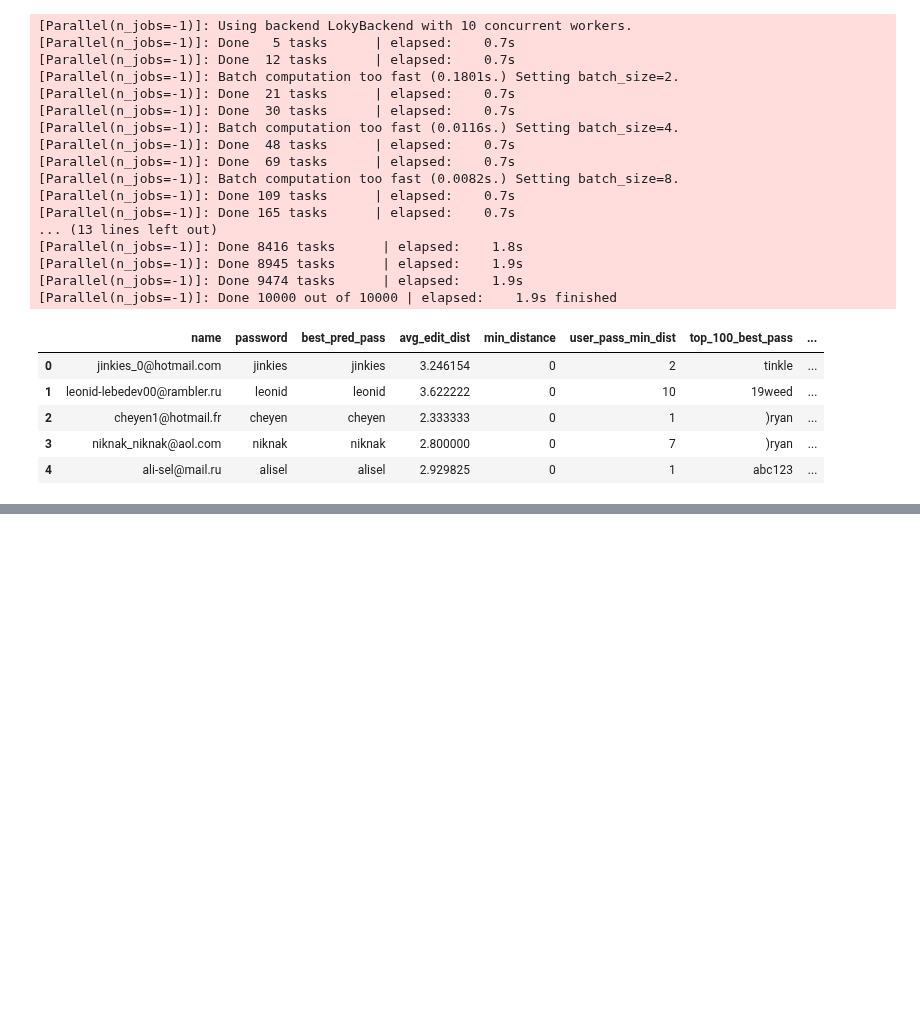
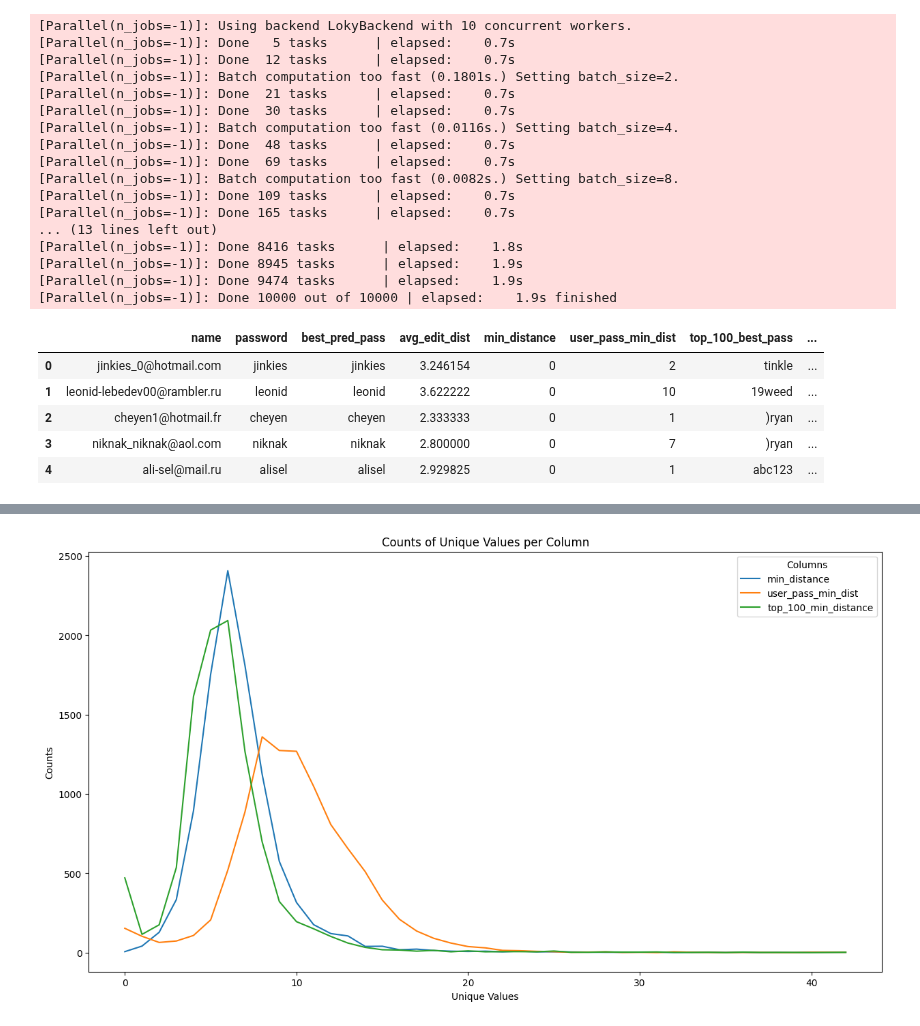
Before and after one commit to themains/guesspass, a Jupyter notebook: notebooks/3.1_results.ipynb, the cells around one changed output, grey strips where cells are left out. Drawn from its saved outputs; the diff is of its cells as text; code cells hidden in the pictures; blank space fills up the shorter version.

```diff
--- a/notebooks/3.1_results.ipynb
+++ b/notebooks/3.1_results.ipynb
@@ -138,0 +193,10 @@ df.to_csv("data/org_test_results_final.csv", index=False)
+# %%
+counts.plot(kind='line', figsize=(15, 8))
+plt.title('Counts of Unique Values per Column')
+plt.xlabel('Unique Values')  # Corrected line
+plt.ylabel('Counts')
+plt.xticks(rotation=0)  # Keep the-tick labels readable
+plt.legend(title='Columns')
+plt.show()
+# %% [output]
+[figure, added]
```
Also changed, not shown: parts of 12 cells of this notebook.
